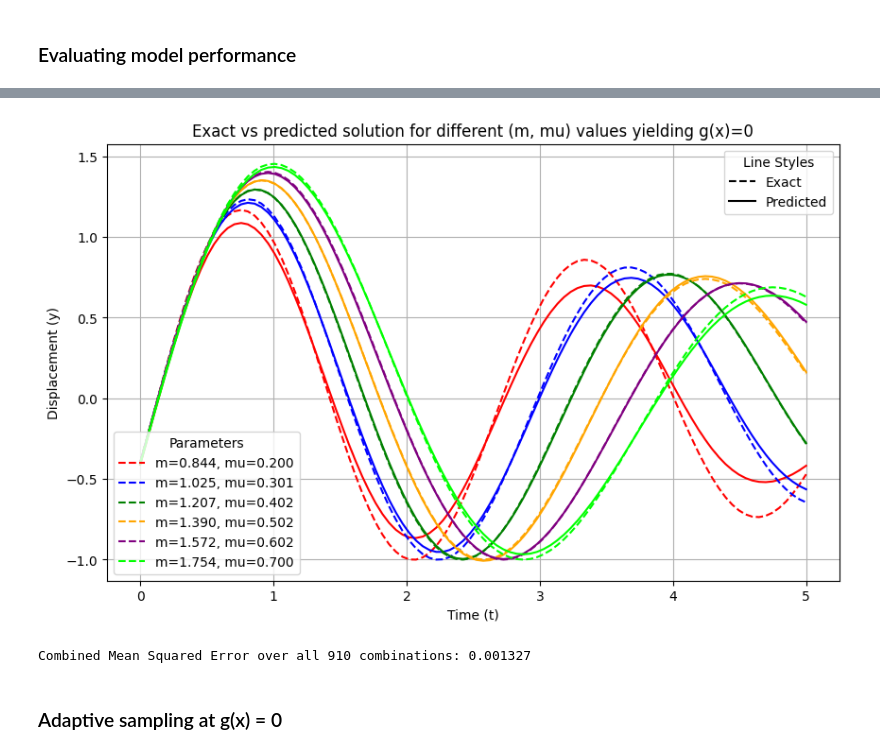
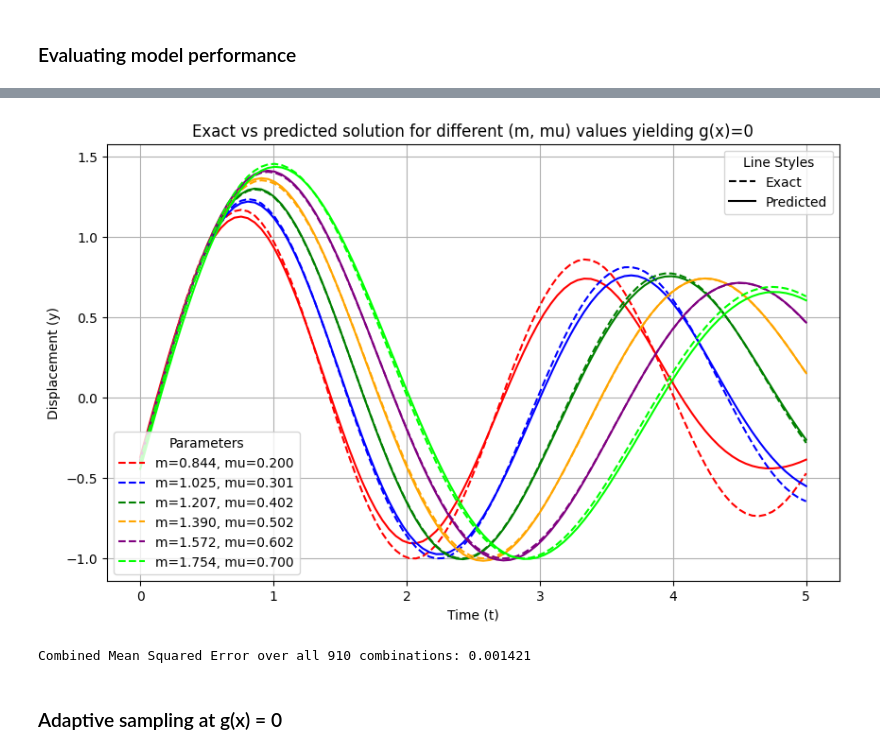
Before and after one commit to jolu2111/Master_thesis, a Jupyter notebook: Code/05_Normalization.ipynb, the cells around one changed output, grey strips where cells are left out. Cells and saved outputs as stored; diff of their text form; code cells hidden in the pictures.

```diff
--- a/Code/05_Normalization.ipynb
+++ b/Code/05_Normalization.ipynb
@@ -27,7 +27,11 @@ specs = {
     }
 
 # Run training pipeline
-params=initialize_param(5000,distribute=['m','mu'],specs=specs, normalize=True)
+params=initialize_param(1000,distribute=['m','mu'],specs=specs, normalize=True)
+#,'k','y0','v0'
+
+# I only normalize the input parameters that are diustributed. That means that if training on all params, it expects 0 for mean. But if I change distribute to only
+# some params, I need to change the mean of the other params to 0 for it to be correct.
 # %%
 vanilla_model = PINN_vanilla_oscillator(hidden_size=20, hidden_layers=3)
 
@@ -103,7 +107,7 @@ P2INN_oscillator(
 PINN_model = PINN_vanilla_oscillator()
 # Load the saved state dictionary with weights_only=True
 PINN_model.load_state_dict(torch.load("Trained models/" \
-"m_mu_5000_norm_4001_vanilla.pth"
+"m_mu_1000_norm_4001_vanilla_newstds.pth"
 , weights_only=True))
 PINN_model.eval()
 # %% [output]
@@ -262,8 +268,11 @@ all_5000_norm_4001_vanilla: 0.001966
 # %%
 colors = ['red', 'blue', 'green', 'orange', 'purple', 'lime', 'brown', 'pink', 'gray', 'cyan']
-m_values = np.linspace(m_mean - 2 * m_std, m_mean + 8 * m_std, 6)
-mu_values = np.linspace(mu_mean - 8 * mu_std, mu_mean + 2 * mu_std, 6)
-v0_values = np.linspace(v0_mean - 5 * v0_std, v0_mean + 5 * v0_std, 6)
+m_values = np.linspace(m_mean + specs['m']['lower_multiplier'] * m_std,
+                       m_mean + specs['m']['upper_multiplier'] * m_std, 6)
+mu_values = np.linspace(mu_mean + specs['mu']['lower_multiplier'] * mu_std,
+                        mu_mean + specs['mu']['upper_multiplier'] * mu_std, 6)
+v0_values = np.linspace(v0_mean + specs['v0']['lower_multiplier'] * v0_std,
+                        v0_mean + specs['v0']['upper_multiplier'] * v0_std, 6)
 
 fig, axes = plt.subplots(3, 2, figsize=(18, 20))
 axes = axes.flatten()
@@ -318,7 +327,11 @@ def find_mu_g_equal_0(t,m,k, y0, v0, mu_bracket=(0.0, 2.0)):
         raise RuntimeError("Root finding did not converge.")
 
 # Find mu values for each m
-m_values = np.linspace(m_mean - 2 * m_std, m_mean + 8 * m_std, 1000)
+m_values = np.linspace(
+    m_mean + specs['m']['lower_multiplier'] * m_std,
+    m_mean + specs['m']['upper_multiplier'] * m_std,
+    1000
+)
 mu_values = []
 
 for m in m_values:
@@ -326,7 +339,7 @@ for m in m_values:
 
 # Filter mu_values (and corresponding m_values) in one go:
 filtered = [(m, mu) for m, mu in zip(m_values, mu_values)
-            if mu_mean - 8 * mu_std <= mu <= mu_mean + 2 * mu_std]
+            if specs['mu']['mean'] + specs['mu']['lower_multiplier'] * specs['mu']['std'] <= mu <= specs['mu']['mean'] + specs['mu']['upper_multiplier'] * specs['mu']['std']]
 
 #Plott and compare the exact and predicted solutions for the filtered (m, mu) pairs
 plt.figure(figsize=(10, 6))
@@ -350,35 +363,35 @@ for i in selected_indices:
 plt.xlabel('Time (t)')
 plt.ylabel('Displacement (y)')
 plt.title('Exact vs predicted solution for different (m, mu) values yielding g(x)=0')
 plt.legend(loc='lower left')
 plt.grid(True)
 
 # Create dummy lines for the style legend
 from matplotlib.lines import Line2D
 line_exact = Line2D([0], [0], color='black', lw=1.5, linestyle='--')
 line_pred = Line2D([0], [0], color='black', lw=1.5, linestyle='-')
 # First legend for the (m, mu) labels
 legend1 = plt.legend(loc='lower left', title='Parameters')
 plt.gca().add_artist(legend1)
 # Second legend for the line styles (exact vs predicted)
 plt.legend([line_exact, line_pred], ['Exact', 'Predicted'], loc='upper right', title='Line Styles')
 
 plt.show()
 
 errors = []
 for m,mu in filtered:
     y_exact = damped_harmonic_oscillator(t_test, m=m, mu=mu, k=k_mean, y0=y0_mean, v0=v0_mean)
 
     pred_params = make_input_params(t_coll, [m, mu, k_mean, y0_mean, v0_mean], params['norm_info'])
     y_pred = PINN_model(t_coll, *pred_params)
 
     mse = np.mean((y_pred.detach().numpy().flatten() - y_exact) ** 2)
     errors.append(mse)
 combined_mse = np.mean(errors)
 print(f"\nCombined Mean Squared Error over all {len(errors)} combinations: {combined_mse:.6f}")
 # %% [output]
-[figure, old version]
+[figure, new version]
-Combined Mean Squared Error over all 910 combinations: 0.001327
+Combined Mean Squared Error over all 910 combinations: 0.001421
 # %% [markdown]
 ### Adaptive sampling at g(x) = 0
 # %% [markdown]
```
Also changed, not shown: parts of 26 cells of this notebook, 7 other files.
